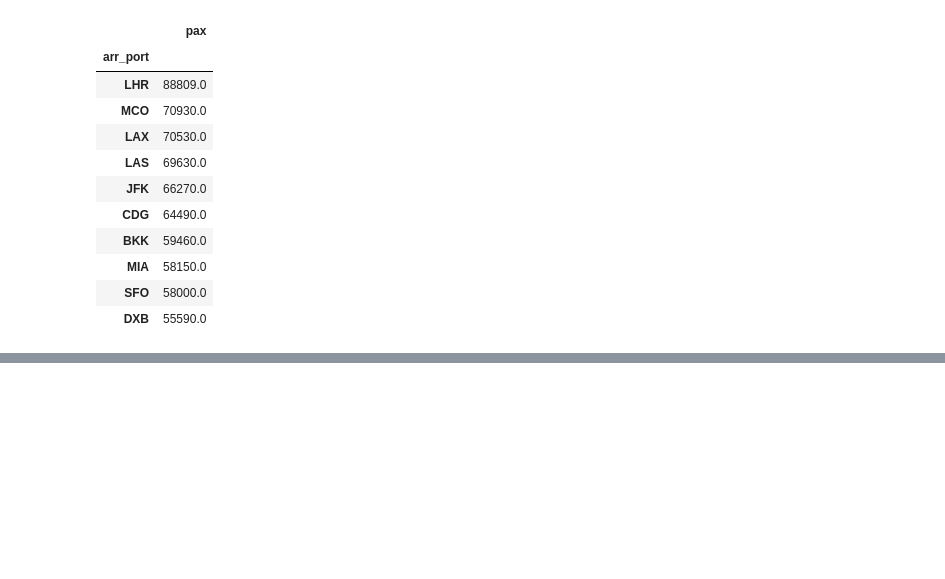
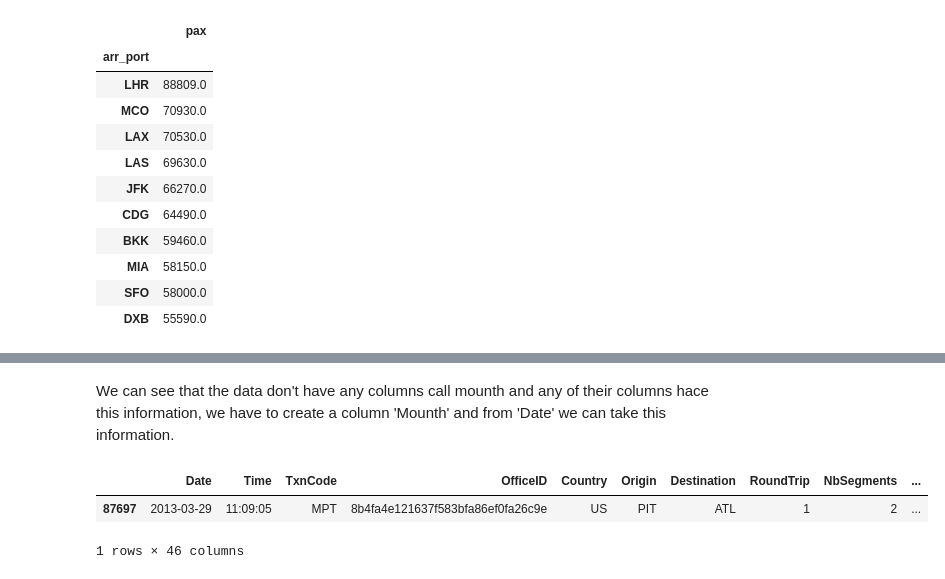
Before and after one commit to JaRodriVi/MasterDataScience, a Jupyter notebook: Challenge/challenge_Amadeus.ipynb, the cells around one changed output, grey strips where cells are left out. Saved outputs shown, nothing was run; the diff lists cells and outputs as text; code cells hidden in the pictures; blank space fills up the shorter version.

```diff
--- a/Challenge/challenge_Amadeus.ipynb
+++ b/Challenge/challenge_Amadeus.ipynb
@@ -129,0 +167,4 @@ Plot the monthly number of searches for flights arriving at Malaga, Madrid or Ba
+# %% [markdown]
+We can see that the data don't have any columns call mounth and any of their columns hace this information, we have to create a column 'Mounth' and from 'Date' we can take this information.
+# %%
+df_sampleSearches['Date'] = pd.to_datetime(df_sampleSearches['Date'])
@@ -129,0 +175,6 @@ Plot the monthly number of searches for flights arriving at Malaga, Madrid or Ba
+# %%
+df_sampleSearches.sample()
+# %% [output]
+|  | Date | Time | TxnCode | OfficeID | Country | Origin | Destination | RoundTrip | NbSegments | ... |
+| 87697 | 2013-03-29 | 11:09:05 | MPT | 8b4fa4e121637f583bfa86ef0fa26c9e | US | PIT | ATL | 1 | 2 | ... |
+1 rows × 46 columns
```
Also changed, not shown: parts of 19 cells of this notebook.
